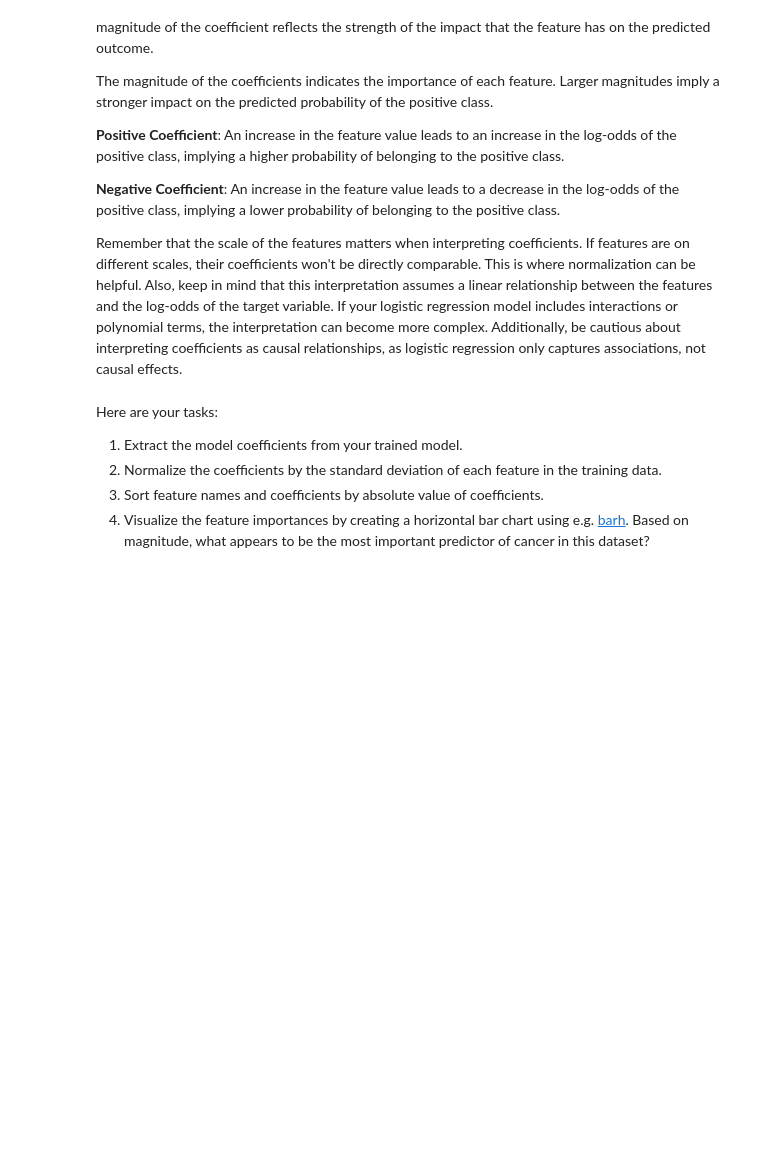
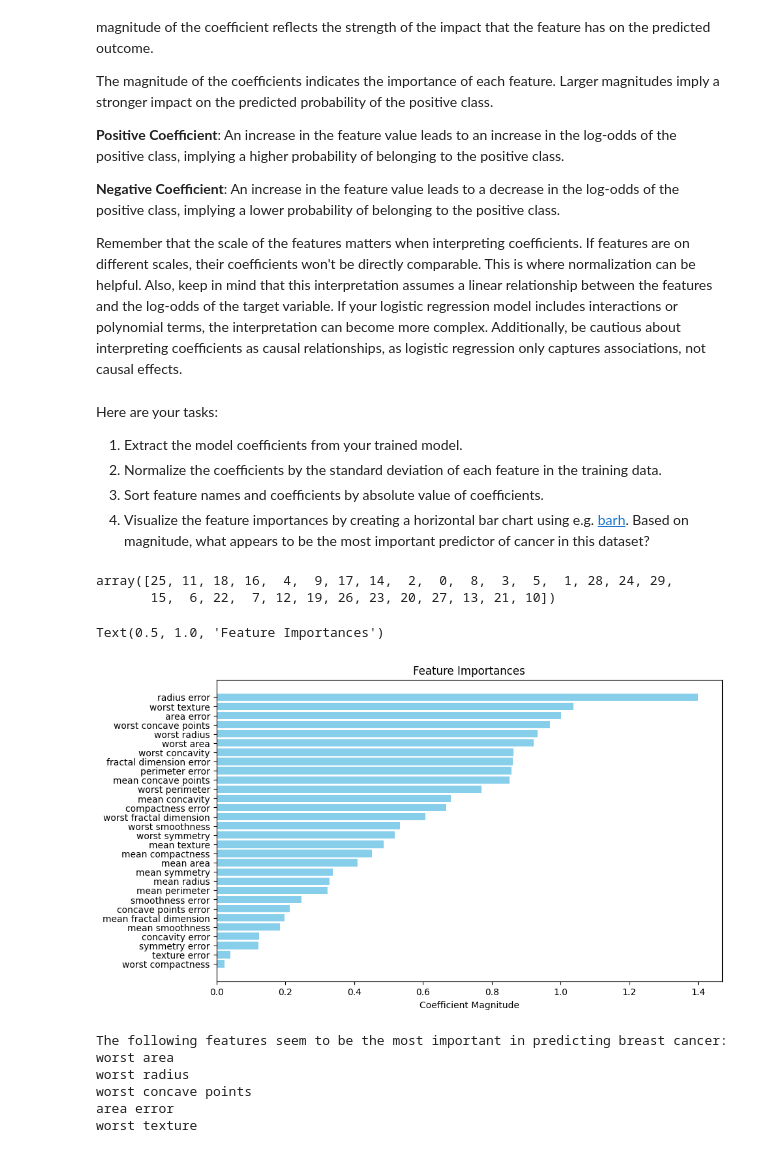
Before and after one commit to beltranster/mbm, a Jupyter notebook: Student_MLE_MiniProject_Logistic_Regression.ipynb, the cells around one changed output. Saved outputs shown, nothing was run; the diff lists cells and outputs as text; code cells hidden in the pictures; blank space fills up the shorter version.

```diff
--- a/Student_MLE_MiniProject_Logistic_Regression.ipynb
+++ b/Student_MLE_MiniProject_Logistic_Regression.ipynb
@@ -266,7 +276,17 @@ Here are your tasks:
 4. Visualize the feature importances by creating a horizontal bar chart using e.g. [barh](https://matplotlib.org/3.1.1/api/_as_gen/matplotlib.pyplot.barh.html). Based on magnitude, what appears to be the most important predictor of cancer in this dataset?
 # %%
 # Extract coefficients
+coefficients = model.coef_[0]
 # %%
 # Normalize the coefficients by the standard deviation
+coefficients = coefficients / np.std(X_train, axis=0)
+#my stds are all 1 because I scaled the coefficients earlier
 # %%
 # Sort feature names and coefficients by absolute value of coefficients
+sorted_indices = np.argsort(np.abs(coefficients))
+sorted_feature_names = np.array(feature_columns)[sorted_indices]
+sorted_coefficients = coefficients[sorted_indices]
+sorted_indices
+# %% [output]
+array([25, 11, 18, 16,  4,  9, 17, 14,  2,  0,  8,  3,  5,  1, 28, 24, 29,
+       15,  6, 22,  7, 12, 19, 26, 23, 20, 27, 13, 21, 10])
@@ -274,0 +293,20 @@ Here are your tasks:
+# %%
+# Visualize feature importances
+plt.figure(figsize=(10, 6))
+plt.barh(sorted_feature_names, np.abs(sorted_coefficients), color='skyblue')
+plt.xlabel('Coefficient Magnitude')
+plt.title('Feature Importances')
+# %% [output]
+Text(0.5, 1.0, 'Feature Importances')
+[figure, added]
+# %%
+print('The following features seem to be the most important in predicting breast cancer:')
+for index, value in enumerate(sorted_feature_names[-6:-1]):
+    print(f"{value}")
+# %% [output]
+The following features seem to be the most important in predicting breast cancer:
+worst area
+worst radius
+worst concave points
+area error
+worst texture
```
Also changed, not shown: parts of 2 cells of this notebook.
